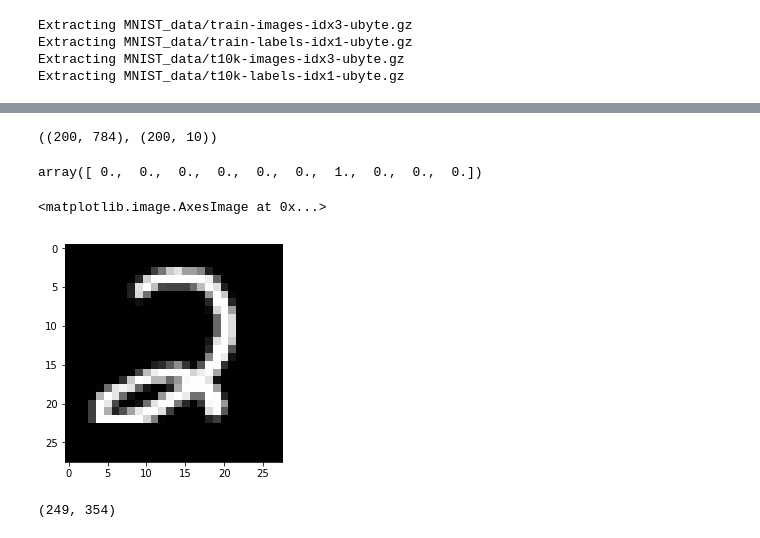
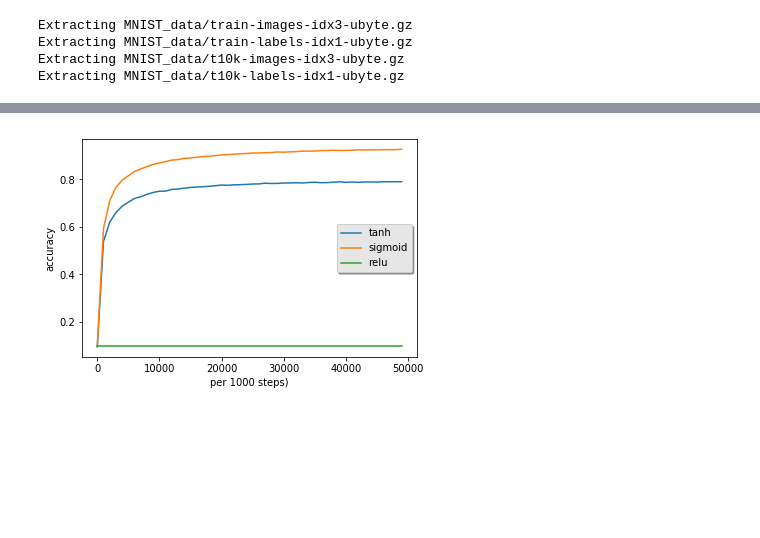
Before and after one commit to RookieDay/Deep_Learning, a Jupyter notebook: 2018_DeepLerning/02_ML/02_ML_02/for_ mnist_multi_layer.ipynb, the cells around one changed output, grey strips where cells are left out. Cells and saved outputs as stored; diff of their text form; code cells hidden in the pictures; blank space fills up the shorter version.

```diff
--- a/2018_DeepLerning/02_ML/02_ML_02/for_ mnist_multi_layer.ipynb
+++ b/2018_DeepLerning/02_ML/02_ML_02/for_ mnist_multi_layer.ipynb
@@ -22,17 +23,16 @@ ys = tf.placeholder(tf.float32, [None, 10])
 
 def compute_accuracy(v_xs, v_ys):
     global prediction
-#     feed入测试集数据
     y_pre = sess.run(prediction, feed_dict={xs: v_xs})
     correct_prediction = tf.equal(tf.argmax(y_pre,1), tf.argmax(v_ys,1))
     accuracy = tf.reduce_mean(tf.cast(correct_prediction, tf.float32))
     return sess.run(accuracy, feed_dict={xs:v_xs, ys:v_ys})
 
-def model_(learning_rate,activation_function=None):
-    layer1 = add_layer(xs, 784, 50, activation_function = activation_function)
-    layer2 = add_layer(layer1, 50, 50, activation_function = activation_function)
-    layer3 = add_layer(layer2, 50, 50, activation_function = activation_function)
-    layer4 = add_layer(layer3, 50, 50, activation_function = activation_function)
+def model_mnist(learning_rate, avf=None):
+    layer1 = add_layer(xs, 784, 50, activation_function = avf)
+    layer2 = add_layer(layer1, 50, 50, activation_function = avf)
+    layer3 = add_layer(layer2, 50, 50, activation_function = avf)
+    layer4 = add_layer(layer3, 50, 50, activation_function = avf)
     prediction = add_layer(layer4, 50, 10, activation_function = tf.nn.softmax)
 
     cross_entropy = tf.reduce_mean(-tf.reduce_sum(ys * tf.log(prediction),
@@ -41,26 +41,26 @@ def model_(learning_rate,activation_function=None):
     train_step = tf.train.GradientDescentOptimizer(learning_rate).minimize(cross_entropy)
     return (layer1, prediction, train_step)
 # %%
-activation_functions = ['tf.nn.tanh','tf.nn.sigmoid','tf.nn.relu']
+activation_functions = [tf.nn.tanh, tf.nn.sigmoid, tf.nn.relu]
 models = {}
-for i in activation_functions:
-    layer1, prediction, train_step = model_(0.05,i)
-    print('function:',i)
+for avf in activation_functions:
+    layer1, prediction, train_step = model_mnist(0.05,avf)
+
     with tf.Session() as sess:
     #     初始化我们创建的变量
         sess.run(tf.global_variables_initializer())
         steps = []
         accuracy_s = []
-        for i in range(5000):
+        for i in range(50000):
             batch_xs, batch_ys = mnist.train.next_batch(200)
     #         训练模型
             sess.run(layer1,  feed_dict = {xs: batch_xs, ys: batch_ys})
 
             sess.run(train_step, feed_dict = {xs: batch_xs, ys:batch_ys})
-            if i % 100 ==0:
+            if i % 1000 ==0:
                 accuracy = compute_accuracy(mnist.test.images, mnist.test.labels)
                 accuracy_s.append(accuracy)
                 steps.append(i)
                 print ("step:",i,", ",accuracy)
-    models[str(i)] = {'step':steps,'accuracy':accuracy_s}
+    models[str(avf.__name__)] = {'steps':steps,'accuracy_s':accuracy_s}
 # %% [output]
@@ -68,9 +104,11 @@ TypeError: 'str' object is not callable
 # %%
-for i in activation_functions:
-    plt.plot(models[str(i)]['steps'],models[str(i)]['accuracy_s'],label=str(i))
+for avf in activation_functions:
+    plt.plot(models[str(avf.__name__)]['steps'],models[str(avf.__name__)]['accuracy_s'],label=str(avf.__name__))
 plt.ylabel('accuracy')
 plt.xlabel('per 1000 steps)')
-legend = plt.legend(loc='upper center',shadow=True)
+legend = plt.legend(loc='best',shadow=True)
 frame = legend.get_frame()
 frame.set_facecolor('0.90')
 plt.show()
+# %% [output]
+[figure, added]
@@ -90,19 +114,0 @@ plt.rcParams['image.cmap'] = 'gray'
-# %%
-# 一次batch的数据 200条
-batch_xs.shape, batch_ys.shape
-# %% [output]
-((200, 784), (200, 10))
-# %%
-batch_ys[0]
-# %% [output]
-array([ 0.,  0.,  0.,  0.,  0.,  0.,  1.,  0.,  0.,  0.])
-# %%
-index = 9
-plt.imshow(batch_xs[index].reshape(28,28))
-# %% [output]
-<matplotlib.image.AxesImage at 0x...>
-[figure, removed]
-# %%
-image.shape
-# %% [output]
-(249, 354)
```
Also changed, not shown: parts of 8 cells of this notebook.
